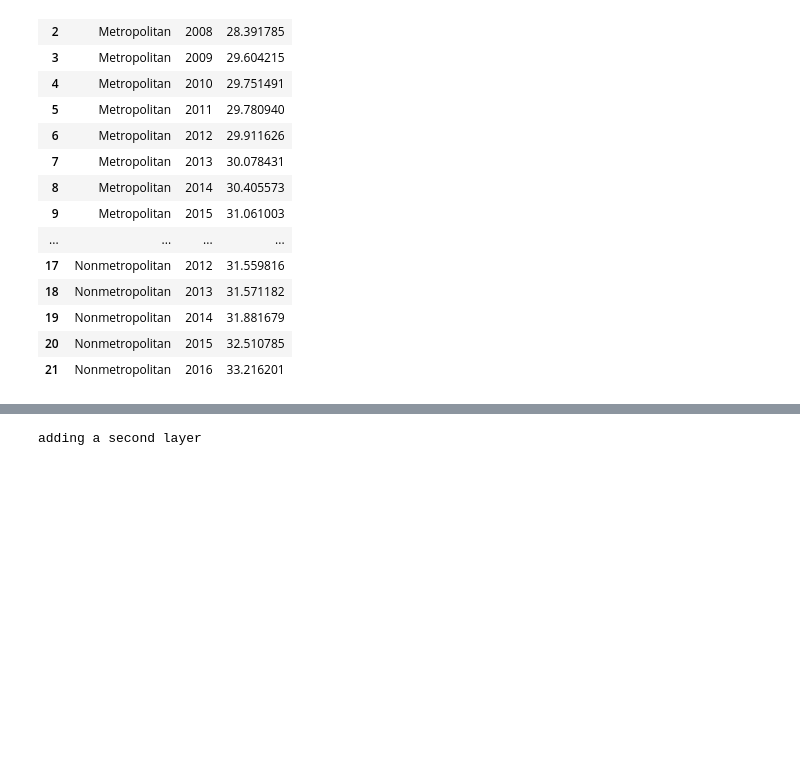
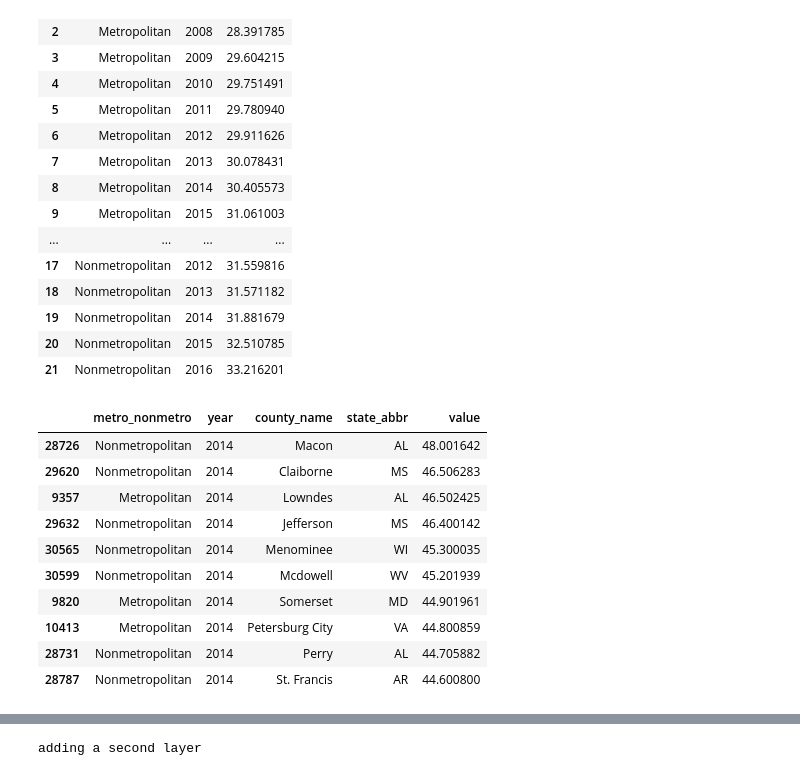
Before and after one commit to lfko/ut-health-project, a Jupyter notebook: src/ut_part1_rural_urban_health.ipynb, the cells around one changed output, grey strips where cells are left out. Saved outputs shown, nothing was run; the diff lists cells and outputs as text; code cells hidden in the pictures; blank space fills up the shorter version.

```diff
--- a/src/ut_part1_rural_urban_health.ipynb
+++ b/src/ut_part1_rural_urban_health.ipynb
@@ -321,3 +332,18 @@ obesity_total_df.groupby(['metro_nonmetro', 'year'], as_index = False).mean()
 | 19 | Nonmetropolitan | 2014 | 31.881679 |
 | 20 | Nonmetropolitan | 2015 | 32.510785 |
 | 21 | Nonmetropolitan | 2016 | 33.216201 |
+# %%
+# Worst 10 States per Obesity Prevalence
+obesity_total_df[obesity_total_df.year == 2014].sort_values(by=['value'], ascending=[0])[0:10]
+# %% [output]
+|  | metro_nonmetro | year | county_name | state_abbr | value |
+| 28726 | Nonmetropolitan | 2014 | Macon | AL | 48.001642 |
+| 29620 | Nonmetropolitan | 2014 | Claiborne | MS | 46.506283 |
+| 9357 | Metropolitan | 2014 | Lowndes | AL | 46.502425 |
+| 29632 | Nonmetropolitan | 2014 | Jefferson | MS | 46.400142 |
+| 30565 | Nonmetropolitan | 2014 | Menominee | WI | 45.300035 |
+| 30599 | Nonmetropolitan | 2014 | Mcdowell | WV | 45.201939 |
+| 9820 | Metropolitan | 2014 | Somerset | MD | 44.901961 |
+| 10413 | Metropolitan | 2014 | Petersburg City | VA | 44.800859 |
+| 28731 | Nonmetropolitan | 2014 | Perry | AL | 44.705882 |
+| 28787 | Nonmetropolitan | 2014 | St. Francis | AR | 44.600800 |
```
Also changed, not shown: parts of 15 cells of this notebook, 8 other files.
